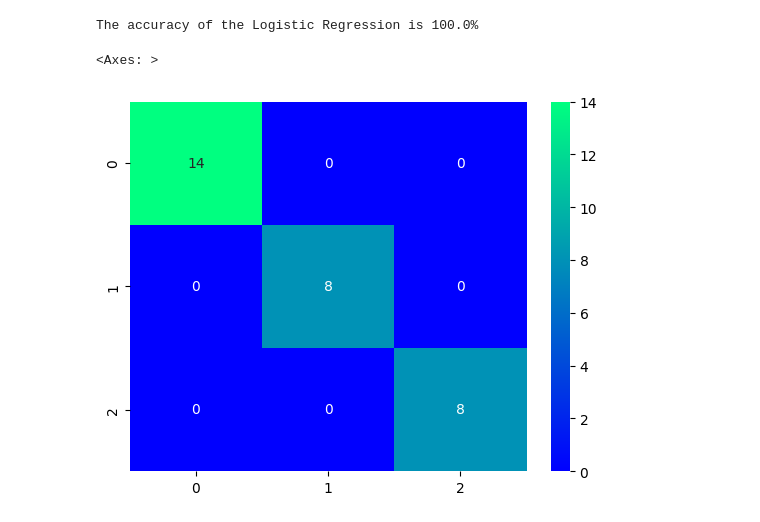
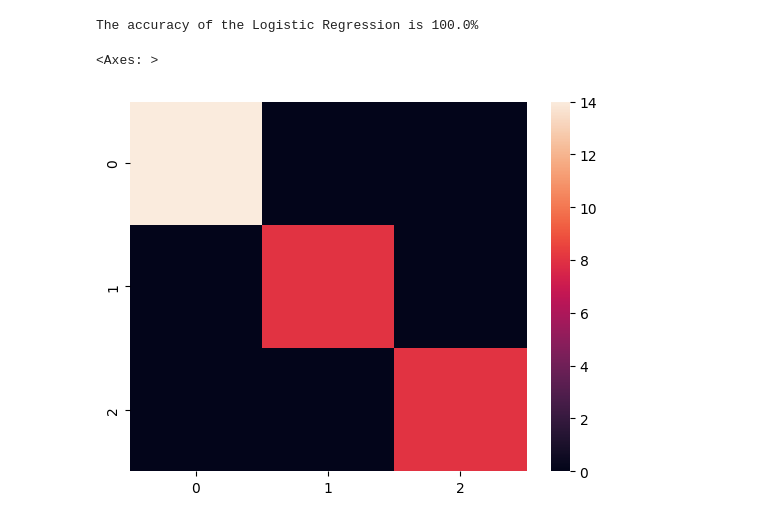
Before and after one commit to aniketkumar101/Oasis-Infobyte---Data-Science, a Jupyter notebook: Task 1 - iris flower classification/Iris.ipynb, the cells around one changed output. Cells and saved outputs as stored; diff of their text form; code cells hidden in the pictures.

```diff
--- a/Task 1 - iris flower classification/Iris.ipynb
+++ b/Task 1 - iris flower classification/Iris.ipynb
@@ -110,7 +110,7 @@ print(f"The accuracy of the Logistic Regression is {accuracy_score(y_test,y_pred
 # %% [output]
 The accuracy of the Logistic Regression is 100.0%
 # %%
-sns.heatmap(confusion_matrix(y_test,y_pred),annot=True,cmap='winter')
+sns.heatmap(confusion_matrix(y_test,y_pred))
 # %% [output]
 <Axes: >
-[figure, old version]
+[figure, new version]
```
